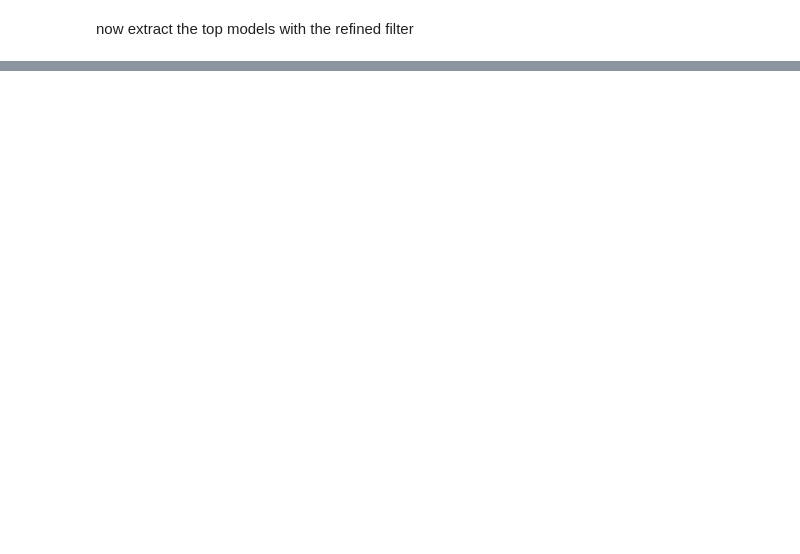
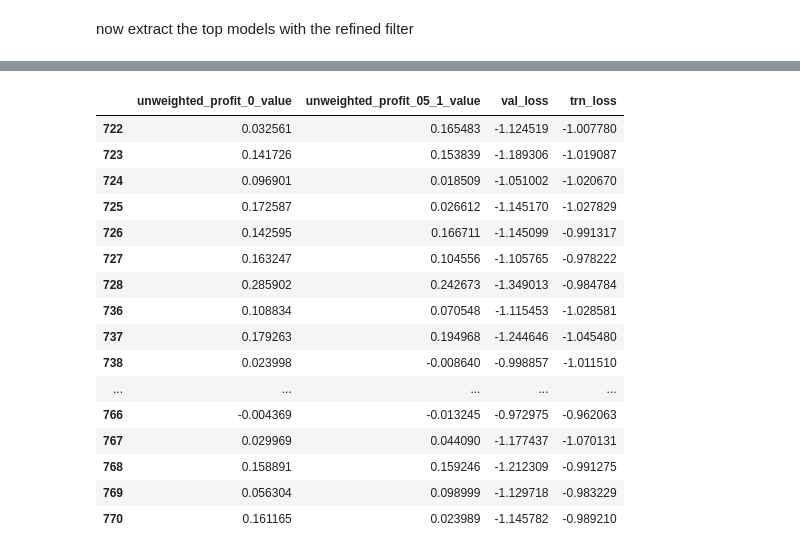
Before and after one commit to Takezo87/torchtools, a Jupyter notebook: _301_evaluation_example.ipynb, the cells around one changed output, grey strips where cells are left out. Saved outputs shown, nothing was run; the diff lists cells and outputs as text; code cells hidden in the pictures; blank space fills up the shorter version.

```diff
--- a/_301_evaluation_example.ipynb
+++ b/_301_evaluation_example.ipynb
@@ -254,0 +287,20 @@ eval_conf.df_results.iloc[top_idxs][fitting_params+augment_params+['seed','bs']+
+# %%
+filt_df(eval_conf.df_results, filt)[eval_conf.m_cols+loss_cols]
+# %% [output]
+|  | unweighted_profit_0_value | unweighted_profit_05_1_value | val_loss | trn_loss |
+| 722 | 0.032561 | 0.165483 | -1.124519 | -1.007780 |
+| 723 | 0.141726 | 0.153839 | -1.189306 | -1.019087 |
+| 724 | 0.096901 | 0.018509 | -1.051002 | -1.020670 |
+| 725 | 0.172587 | 0.026612 | -1.145170 | -1.027829 |
+| 726 | 0.142595 | 0.166711 | -1.145099 | -0.991317 |
+| 727 | 0.163247 | 0.104556 | -1.105765 | -0.978222 |
+| 728 | 0.285902 | 0.242673 | -1.349013 | -0.984784 |
+| 736 | 0.108834 | 0.070548 | -1.115453 | -1.028581 |
+| 737 | 0.179263 | 0.194968 | -1.244646 | -1.045480 |
+| 738 | 0.023998 | -0.008640 | -0.998857 | -1.011510 |
+| ... | ... | ... | ... | ... |
+| 766 | -0.004369 | -0.013245 | -0.972975 | -0.962063 |
+| 767 | 0.029969 | 0.044090 | -1.177437 | -1.070131 |
+| 768 | 0.158891 | 0.159246 | -1.212309 | -0.991275 |
+| 769 | 0.056304 | 0.098999 | -1.129718 | -0.983229 |
+| 770 | 0.161165 | 0.023989 | -1.145782 | -0.989210 |
```
Also changed, not shown: parts of 16 cells of this notebook, 15 other files.
